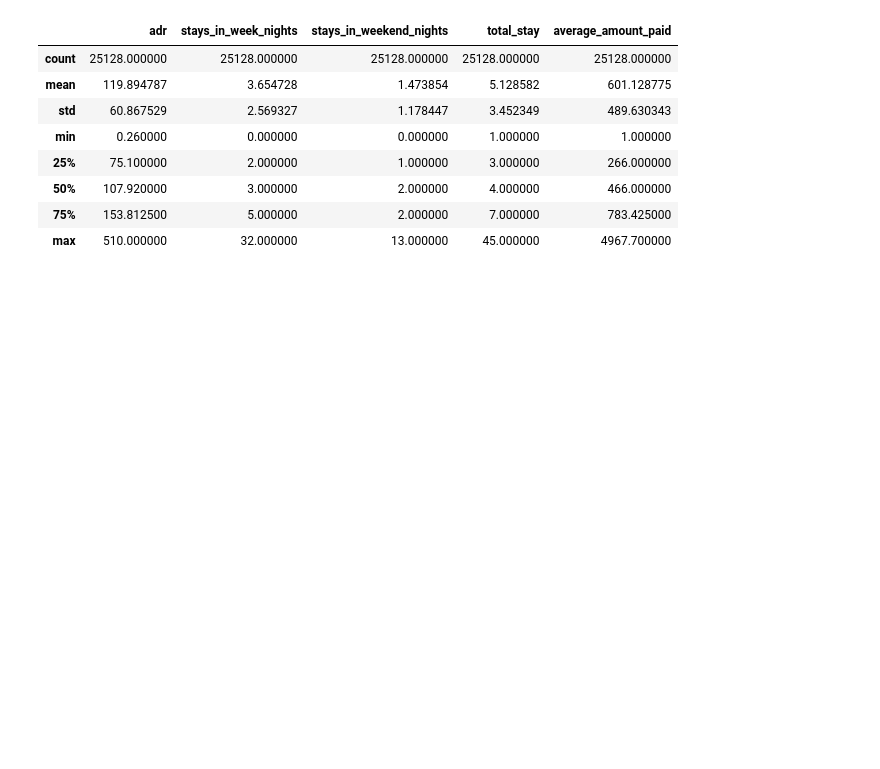
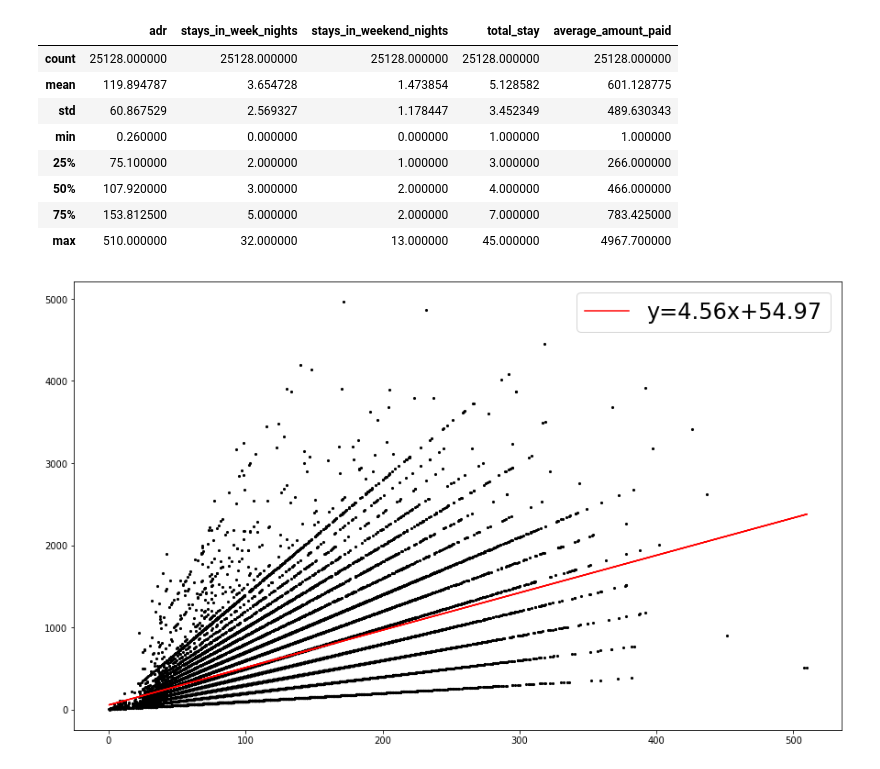
Before and after one commit to Mihirgupta2001/EDA-Capstone-Project-Hotel-Booking, a Jupyter notebook: EDA_Hotel_Booking_Analysis_Capstone_Project.ipynb, the cells around one changed output. Drawn from its saved outputs; the diff is of its cells as text; code cells hidden in the pictures; blank space fills up the shorter version.

```diff
--- a/EDA_Hotel_Booking_Analysis_Capstone_Project.ipynb
+++ b/EDA_Hotel_Booking_Analysis_Capstone_Project.ipynb
@@ -567,5 +534,5 @@ relevant_df1[relevant_df1.duplicated()].shape
 (92294, 5)
 # %%
 # Dropping the duplicate values
-relevant_df1.drop_duplicates(inplace = True)
+relevant_df.drop_duplicates(inplace = True)
 # %%
@@ -580,3 +547,24 @@ relevant_df1.describe()
 | 50% | 107.920000 | 3.000000 | 2.000000 | 4.000000 | 466.000000 |
 | 75% | 153.812500 | 5.000000 | 2.000000 | 7.000000 | 783.425000 |
 | max | 510.000000 | 32.000000 | 13.000000 | 45.000000 | 4967.700000 |
+# %%
+# Determining the data sets for linear regression
+x=relevant_df['adr']
+y=relevant_df['average_amount_paid']
+
+#regression part
+slope, intercept, r_value, p_value, std_err = stats.linregress(x,y)
+
+# Setting up the line equation y = mx + c
+line = slope*x+intercept
+
+# Plotting the graph
+plt.figure(figsize = (15,9))
+plt.plot(x, line, 'r', label='y={:.2f}x+{:.2f}'.format(slope,intercept))
+
+plt.scatter(x,y, color="k", s=4.5)
+plt.legend(fontsize=24)
+
+plt.show()
+# %% [output]
+[figure, added]
```
Also changed, not shown: parts of 20 cells of this notebook.
